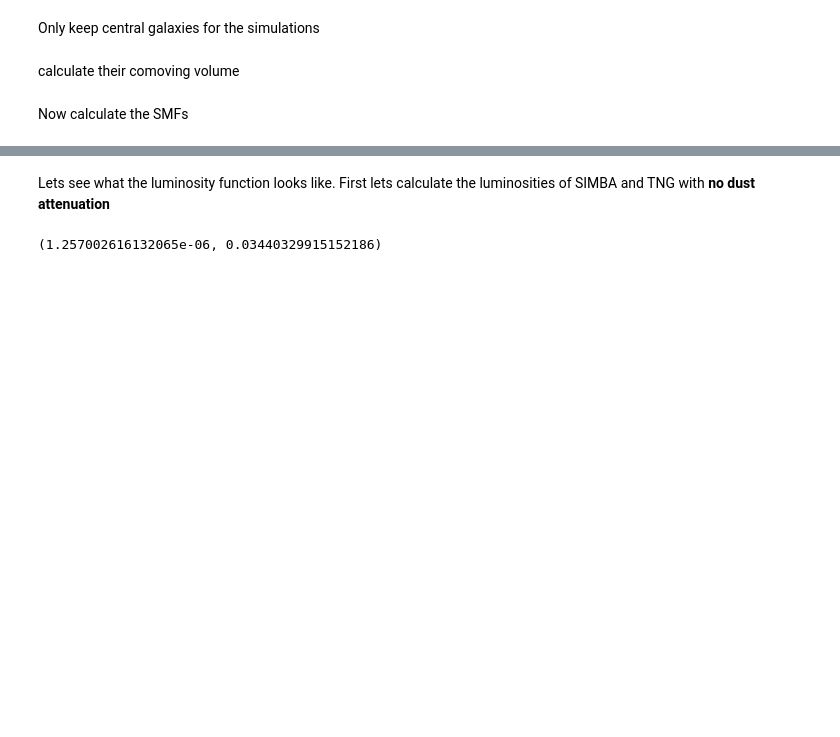
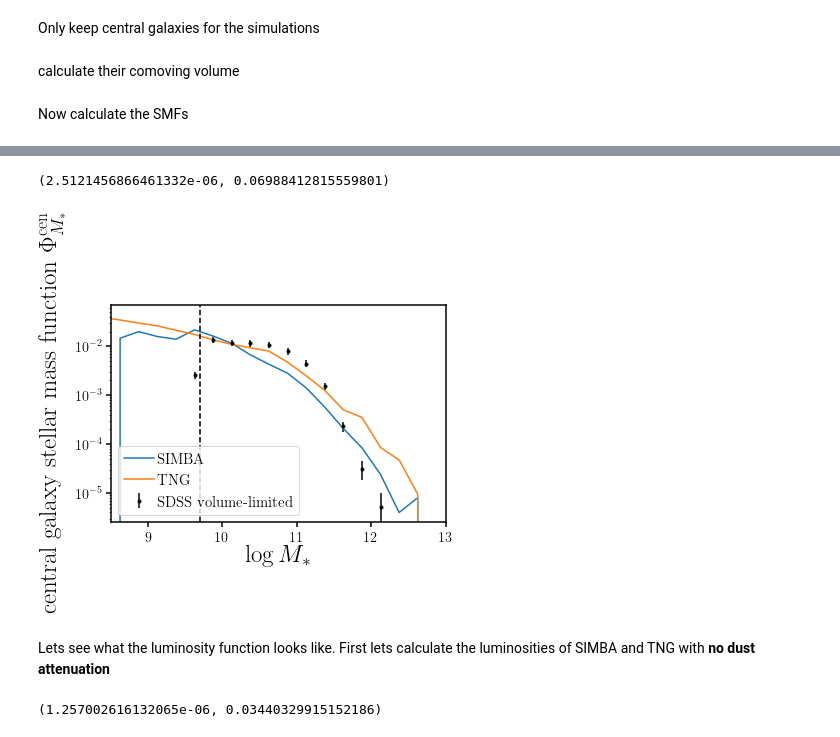
Before and after one commit to IQcollaboratory/galpopFM, a Jupyter notebook: nb/sdss_smf_lf.ipynb, the cells around one changed output, grey strips where cells are left out. Cells and saved outputs as stored; diff of their text form; code cells hidden in the pictures; blank space fills up the shorter version.

```diff
--- a/nb/sdss_smf_lf.ipynb
+++ b/nb/sdss_smf_lf.ipynb
@@ -109,0 +172,17 @@ sub.set_ylim(ylim)
+# %%
+fig = plt.figure()
+sub = fig.add_subplot(111)
+sub.errorbar(0.5*(logms_bin[1:] + logms_bin[:-1]), phi_sdss, yerr=phi_err_jk, fmt='.k', label='SDSS volume-limited')
+sub.plot(0.5*(logms_bin[1:] + logms_bin[:-1]), phi_simba, label='SIMBA')
+sub.plot(0.5*(logms_bin[1:] + logms_bin[:-1]), phi_tng, label='TNG')
+sub.legend(loc='lower left', frameon=True, handletextpad=0.2, fontsize=15)
+sub.set_xlabel(r'$\log M_*$', fontsize=25)
+sub.set_xlim(8.5, 13.)
+sub.set_ylabel(r'central galaxy stellar mass function $\Phi^{\rm cen}_{M_*}$', fontsize=25)
+sub.set_yscale("log")
+ylim = sub.get_ylim()
+sub.plot([9.7, 9.7], ylim, c='k', ls='--')
+sub.set_ylim(ylim)
+# %% [output]
+(2.5121456866461332e-06, 0.06988412815559801)
+[figure, added]
```
Also changed, not shown: parts of 10 cells of this notebook.
